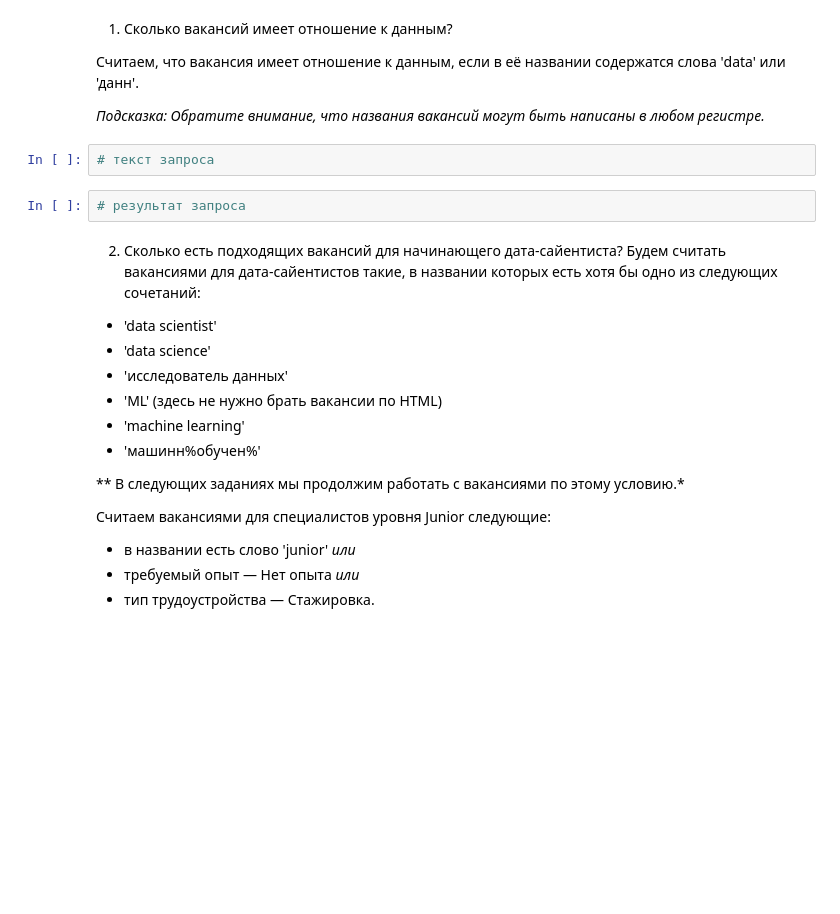
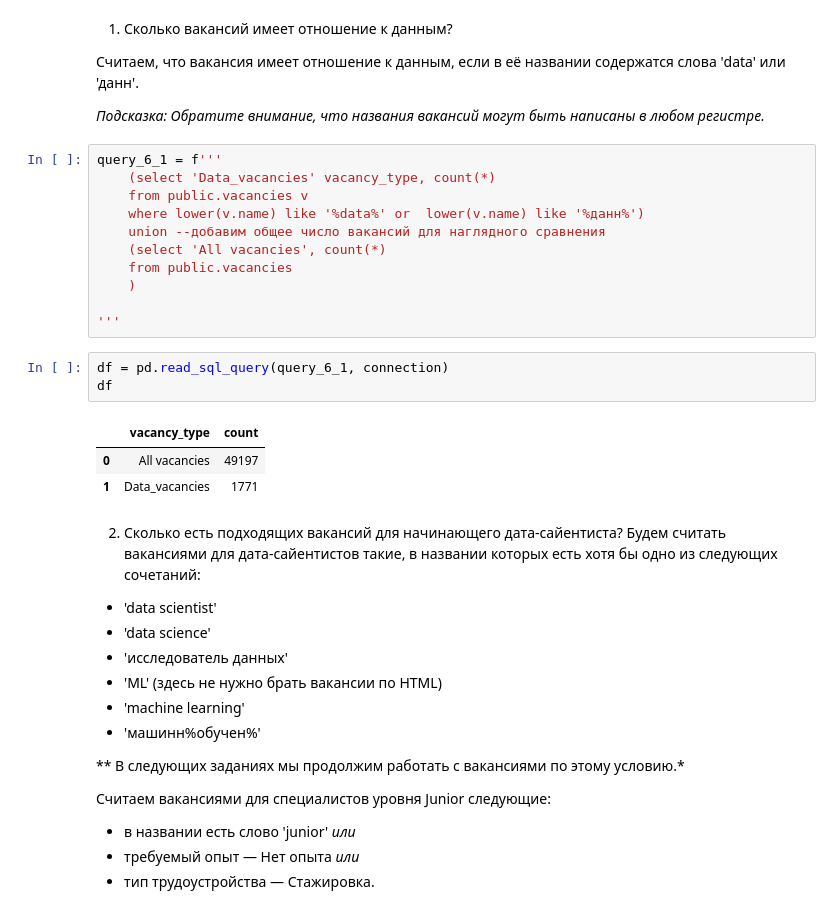
Before and after one commit to illbeurs/DS-Course, a Jupyter notebook: DS_Course_Folder/My projects/Profect_2/Project_2_main.ipynb, the cells around one changed output. Drawn from its saved outputs; the diff is of its cells as text; blank space fills up the shorter version.

```diff
--- a/DS_Course_Folder/My projects/Profect_2/Project_2_main.ipynb
+++ b/DS_Course_Folder/My projects/Profect_2/Project_2_main.ipynb
@@ -419,9 +417,23 @@ df
 
 *Подсказка: Обратите внимание, что названия вакансий могут быть написаны в любом регистре.*
 # %%
-# текст запроса
+query_6_1 = f'''
+    (select 'Data_vacancies' vacancy_type, count(*)
+    from public.vacancies v
+    where lower(v.name) like '%data%' or  lower(v.name) like '%данн%')
+    union --добавим общее число вакансий для наглядного сравнения
+    (select 'All vacancies', count(*)
+    from public.vacancies
+    )
+
+'''
 # %%
-# результат запроса
+df = pd.read_sql_query(query_6_1, connection)
+df
+# %% [output]
+|  | vacancy_type | count |
+| 0 | All vacancies | 49197 |
+| 1 | Data_vacancies | 1771 |
 # %% [markdown]
 2. Сколько есть подходящих вакансий для начинающего дата-сайентиста?
 Будем считать вакансиями для дата-сайентистов такие, в названии которых есть хотя бы одно из следующих сочетаний:
```
Also changed, not shown: parts of 15 cells of this notebook.
